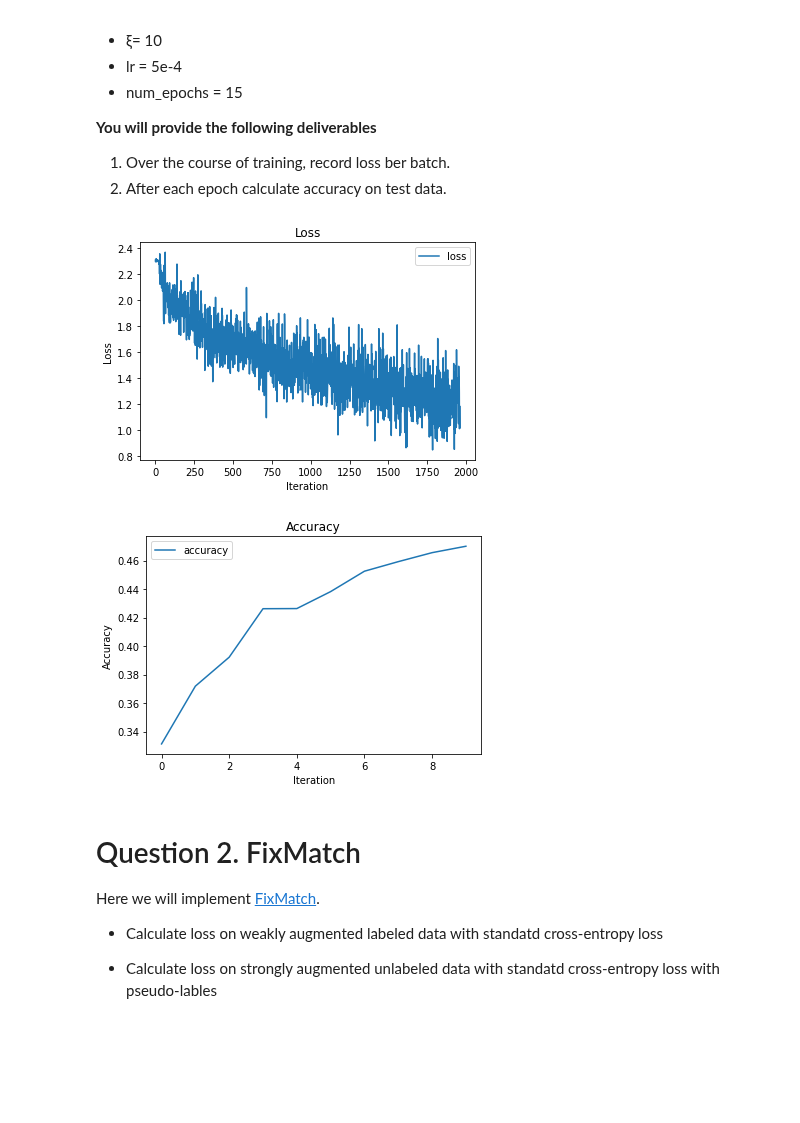
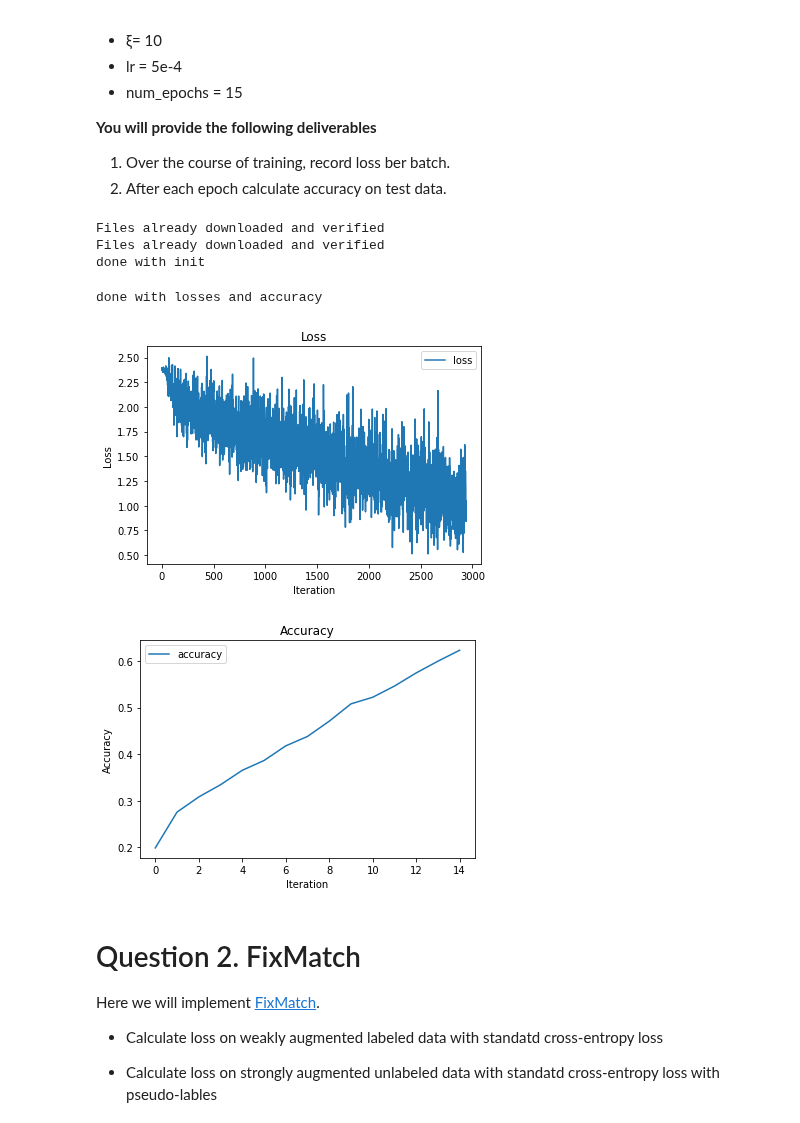
Before and after one commit to YUMVOLKOVA/DUL, a Jupyter notebook: hw12/Homework12_semisupervised.ipynb, the cells around one changed output. Cells and saved outputs as stored; diff of their text form; code cells hidden in the pictures; blank space fills up the shorter version.

```diff
--- a/hw12/Homework12_semisupervised.ipynb
+++ b/hw12/Homework12_semisupervised.ipynb
@@ -167,7 +183,7 @@ params = {'lr': 5e-4,
           'batch_size': 256,
           'num_classes': 11,
           'hidden_dim': 128,
-          'alpha': ?}
+          'alpha': 1}
 # %%
 def q1(train_data, test_data):
     """
@@ -177,10 +193,10 @@ def q1(train_data, test_data):
     - a (# of training iterations, ) numpy array  losses on each iteration
     - a (# of training epochs, ) numpy array accuracies on each epoch
     """
-    train = Dataloader(train_data,
+    train = DataLoader(train_data,
                        batch_size=params['batch_size'],
                        shuffle=True)
-    test = Dataloader(test_data,
+    test = DataLoader(test_data,
                        batch_size=params['batch_size'],
                        shuffle=True)
     model_VAT = VAT(hidden_dim=params['hidden_dim'],
@@ -196,10 +212,14 @@ def q1(train_data, test_data):
     print('done with losses and accuracy')
     return loss_ber_batch, accuracy
 # %%
-q_results(q1)
+q12_results(q1)
 # %% [output]
+Files already downloaded and verified
+Files already downloaded and verified
+done with init
+done with losses and accuracy
-[figure, old version]
+[figure, new version]
-[figure, old version]
+[figure, new version]
 # %% [markdown]
 # Question 2. FixMatch
 
```
Also changed, not shown: parts of 3 cells of this notebook.
